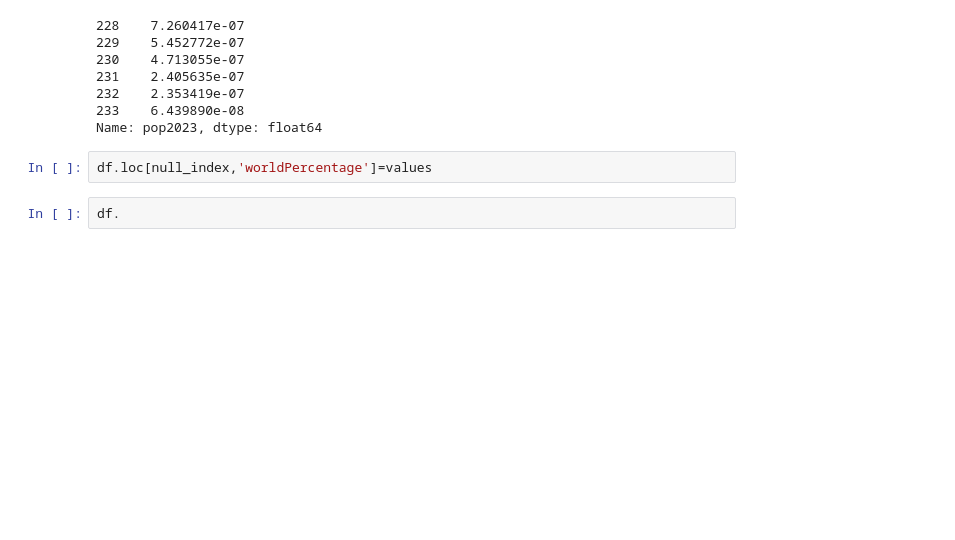
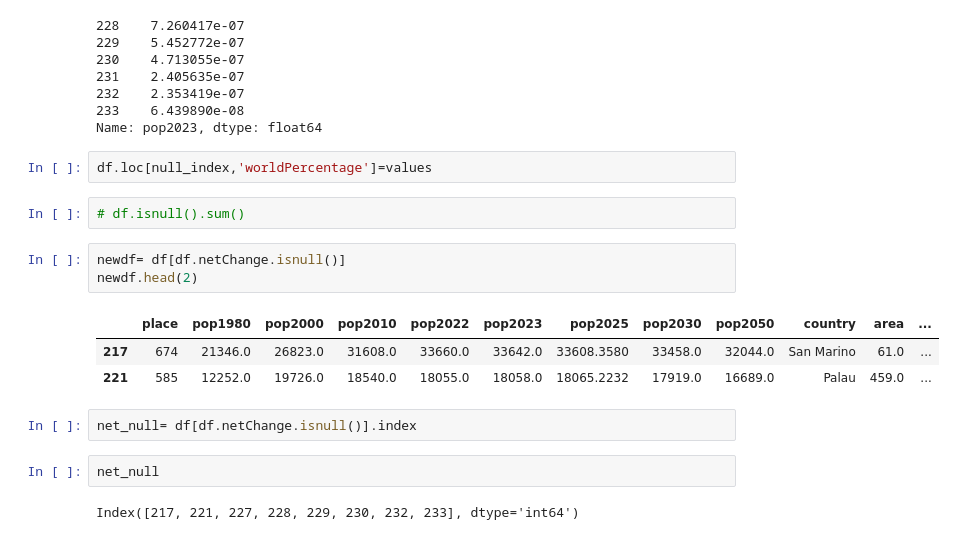
Before and after one commit to gurminder-cr/GenAi, a Jupyter notebook: DS/pop_data.ipynb, the cells around one changed output. Drawn from its saved outputs; the diff is of its cells as text; blank space fills up the shorter version.

```diff
--- a/DS/pop_data.ipynb
+++ b/DS/pop_data.ipynb
@@ -165,4 +165,17 @@ Name: pop2023, dtype: float64
 # %%
 df.loc[null_index,'worldPercentage']=values
 # %%
-df.
+# df.isnull().sum()
+# %%
+newdf= df[df.netChange.isnull()]
+newdf.head(2)
+# %% [output]
+|  | place | pop1980 | pop2000 | pop2010 | pop2022 | pop2023 | pop2025 | pop2030 | pop2050 | country | area | ... |
+| 217 | 674 | 21346.0 | 26823.0 | 31608.0 | 33660.0 | 33642.0 | 33608.3580 | 33458.0 | 32044.0 | San Marino | 61.0 | ... |
+| 221 | 585 | 12252.0 | 19726.0 | 18540.0 | 18055.0 | 18058.0 | 18065.2232 | 17919.0 | 16689.0 | Palau | 459.0 | ... |
+# %%
+net_null= df[df.netChange.isnull()].index
+# %%
+net_null
+# %% [output]
+Index([217, 221, 227, 228, 229, 230, 232, 233], dtype='int64')
```
Also changed, not shown: parts of 9 cells of this notebook, 2 other files.
